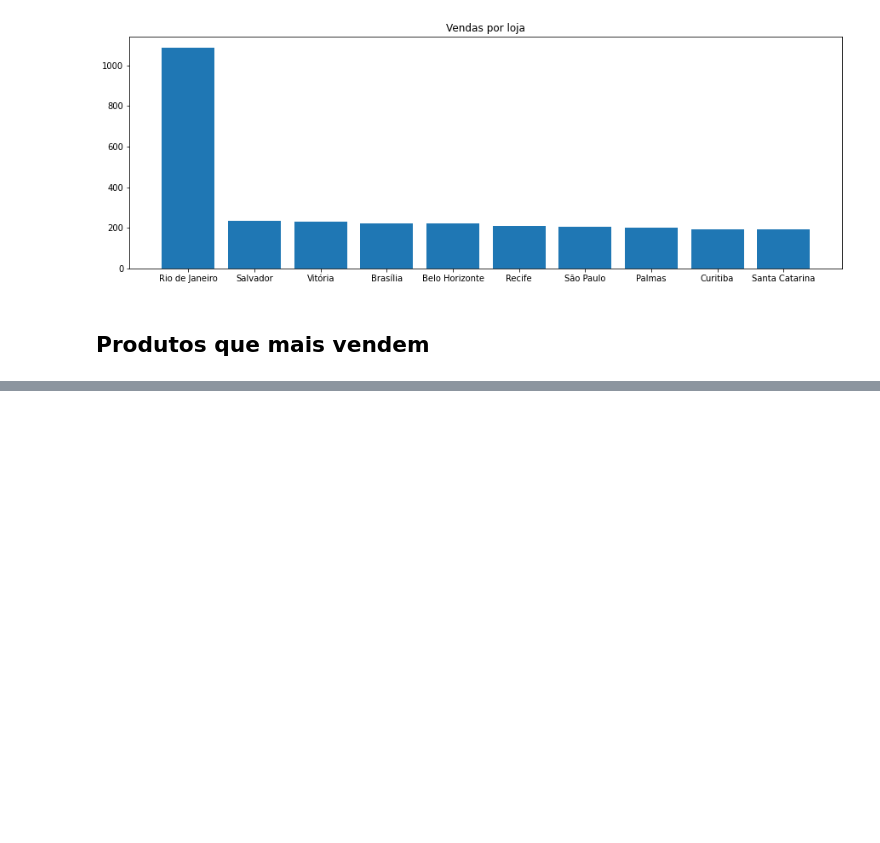
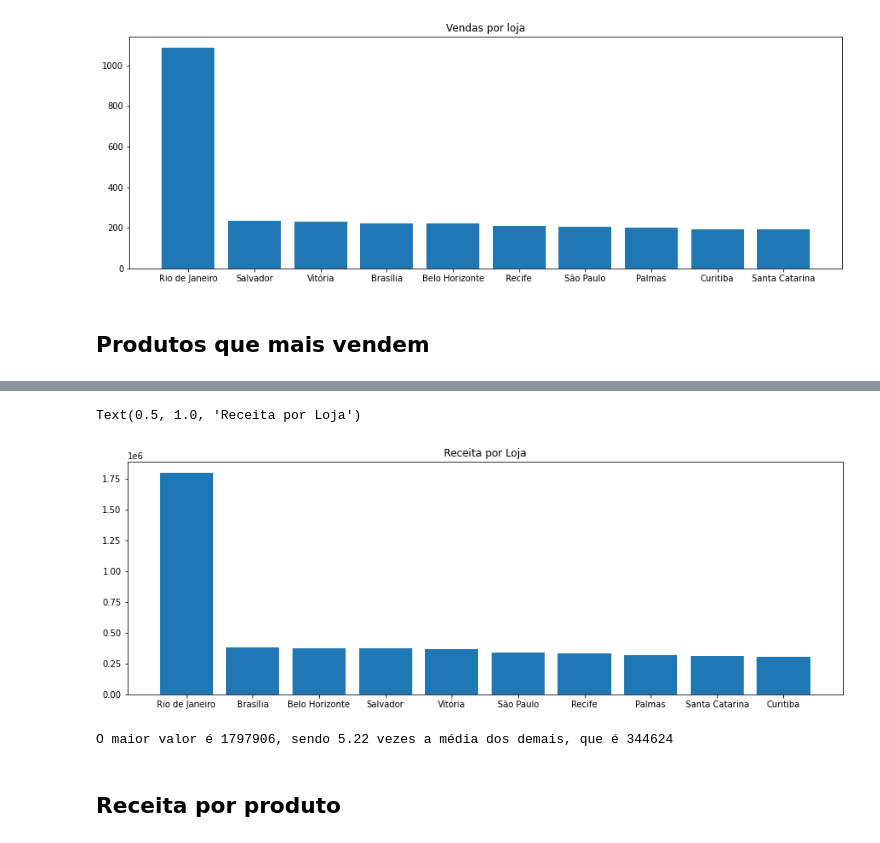
Before and after one commit to wesleyfeitosa/analise-de-dados, a Jupyter notebook: index.ipynb, the cells around one changed output, grey strips where cells are left out. Drawn from its saved outputs; the diff is of its cells as text; code cells hidden in the pictures; blank space fills up the shorter version.

```diff
--- a/index.ipynb
+++ b/index.ipynb
@@ -400,0 +426,3 @@ Text(0.5, 1.0, 'Vendas por loja')
+# %%
+graf_dados2 = df[['loja_cidade', 'produto_valor']].groupby('loja_cidade').sum().produto_valor.sort_values(ascending=False)
+graf_dados2
@@ -400,0 +442,17 @@ Text(0.5, 1.0, 'Vendas por loja')
+# %%
+plt.figure(figsize=(15, 5))
+plt.bar(graf_dados2.index, graf_dados2.values)
+plt.title('Receita por Loja')
+# %% [output]
+Text(0.5, 1.0, 'Receita por Loja')
+[figure, added]
+# %%
+print('O maior valor é %i, sendo %.2f vezes a média dos demais, que é %i' % (
+    graf_dados2.max(),
+    graf_dados2.max()/graf_dados2[graf_dados2 != graf_dados2.max()].mean(),
+    graf_dados2[graf_dados2 != graf_dados2.max()].mean()
+))
+# %% [output]
+O maior valor é 1797906, sendo 5.22 vezes a média dos demais, que é 344624
+# %% [markdown]
+## Receita por produto
```
Also changed, not shown: parts of 28 cells of this notebook.
